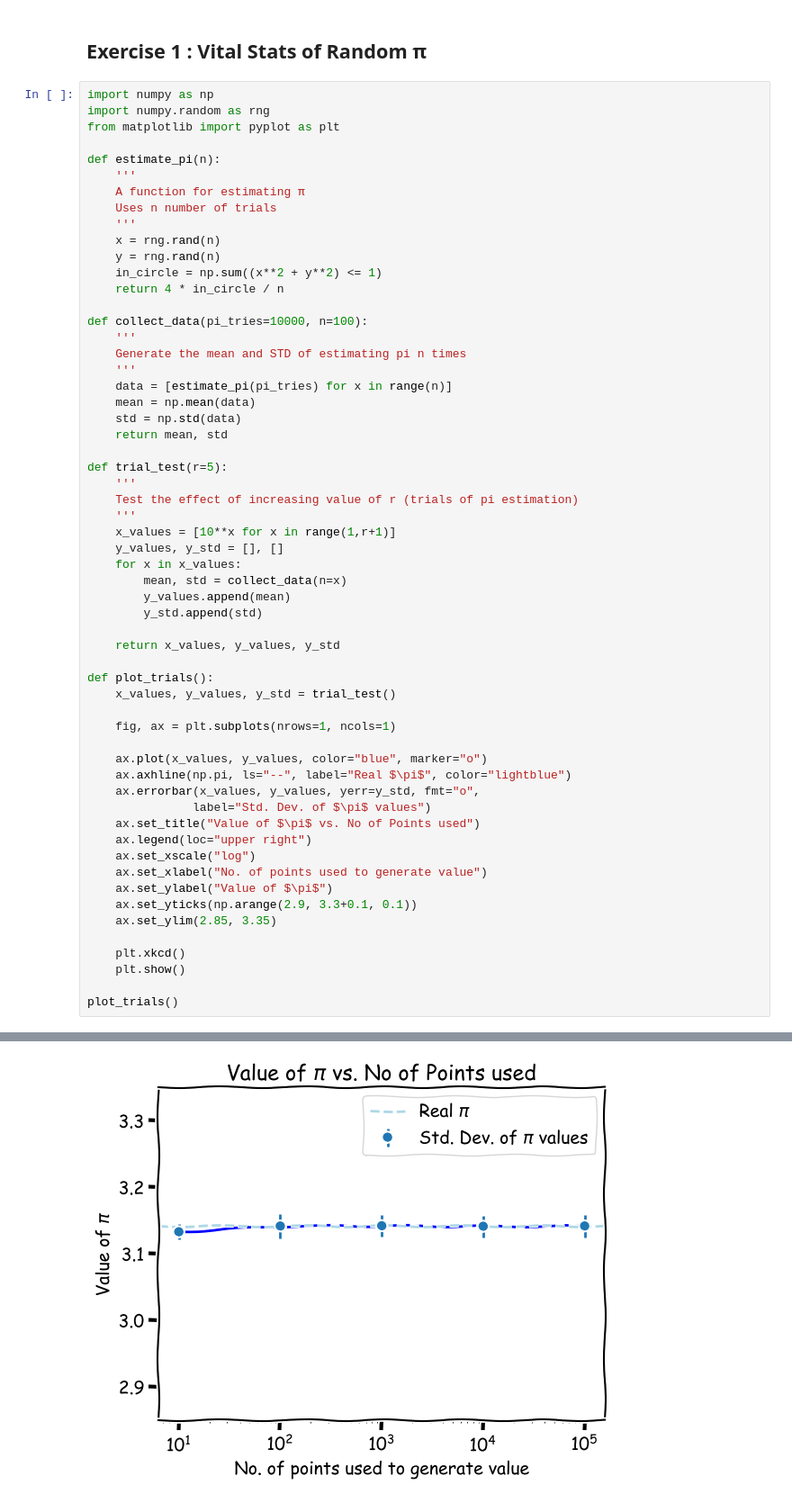
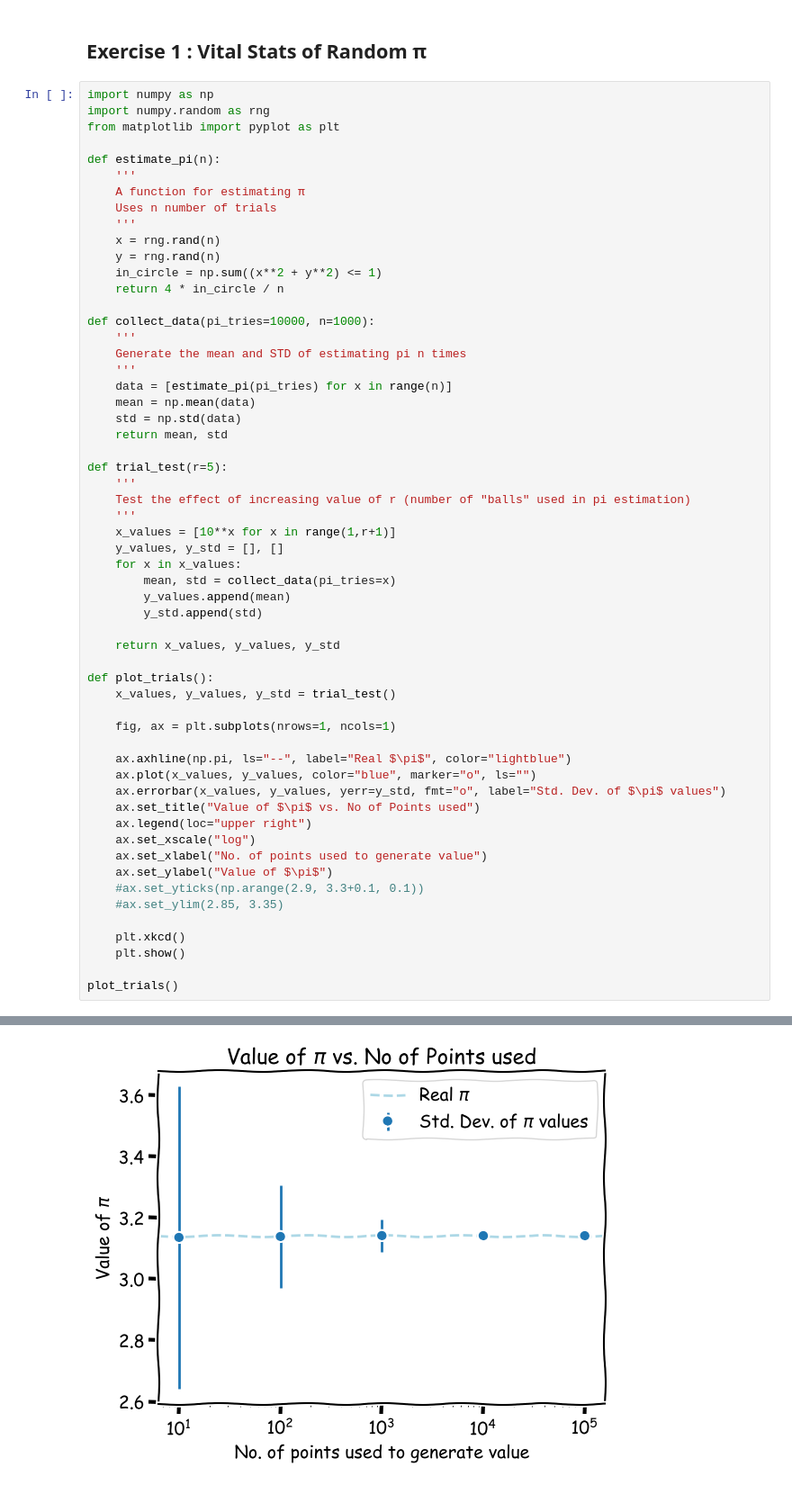
Before and after one commit to SPS-SP2273/learning-portfolio-russell-ykh, a Jupyter notebook: random numbers/random_numbers_(good).ipynb, the cells around one changed output, grey strips where cells are left out. Shown: that part at 90% size. Drawn from its saved outputs; the diff is of its cells as text.

Commit message:
Finished random_numbers and started numerical_solutions

```diff
--- a/random numbers/random_numbers_(good).ipynb
+++ b/random numbers/random_numbers_(good).ipynb
@@ -269,7 +269,7 @@ def estimate_pi(n):
     in_circle = np.sum((x**2 + y**2) <= 1)
     return 4 * in_circle / n
 
-def collect_data(pi_tries=10000, n=100):
+def collect_data(pi_tries=10000, n=1000):
     '''
     Generate the mean and STD of estimating pi n times
     '''
@@ -280,12 +280,12 @@ def collect_data(pi_tries=10000, n=100):
 
 def trial_test(r=5):
     '''
-    Test the effect of increasing value of r (trials of pi estimation)
+    Test the effect of increasing value of r (number of "balls" used in pi estimation)
     '''
     x_values = [10**x for x in range(1,r+1)]
     y_values, y_std = [], []
     for x in x_values:
-        mean, std = collect_data(n=x)
+        mean, std = collect_data(pi_tries=x)
         y_values.append(mean)
         y_std.append(std)
 
@@ -296,17 +296,16 @@ def plot_trials():
 
     fig, ax = plt.subplots(nrows=1, ncols=1)
 
-    ax.plot(x_values, y_values, color="blue", marker="o")
     ax.axhline(np.pi, ls="--", label="Real $\pi$", color="lightblue")
-    ax.errorbar(x_values, y_values, yerr=y_std, fmt="o",
-               label="Std. Dev. of $\pi$ values")
+    ax.plot(x_values, y_values, color="blue", marker="o", ls="")
+    ax.errorbar(x_values, y_values, yerr=y_std, fmt="o", label="Std. Dev. of $\pi$ values")
     ax.set_title("Value of $\pi$ vs. No of Points used")
     ax.legend(loc="upper right")
     ax.set_xscale("log")
     ax.set_xlabel("No. of points used to generate value")
     ax.set_ylabel("Value of $\pi$")
-    ax.set_yticks(np.arange(2.9, 3.3+0.1, 0.1))
-    ax.set_ylim(2.85, 3.35)
+    #ax.set_yticks(np.arange(2.9, 3.3+0.1, 0.1))
+    #ax.set_ylim(2.85, 3.35)
 
     plt.xkcd()
     plt.show()
@@ -329,5 +328,5 @@ findfont: Font family 'Comic Neue' not found.
 findfont: Font family 'xkcd' not found.
 findfont: Font family 'xkcd Script' not found.
 findfont: Font family 'Humor Sans' not found.
 findfont: Font family 'Comic Neue' not found.
-[figure, old version]
+[figure, new version]
```
Also changed, not shown: parts of 1 cell of this notebook.
